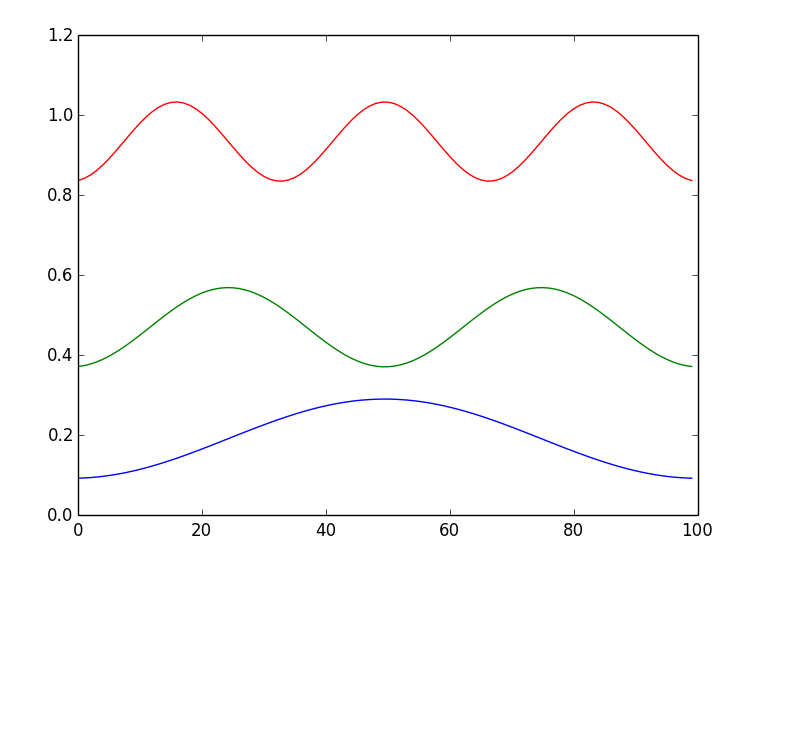
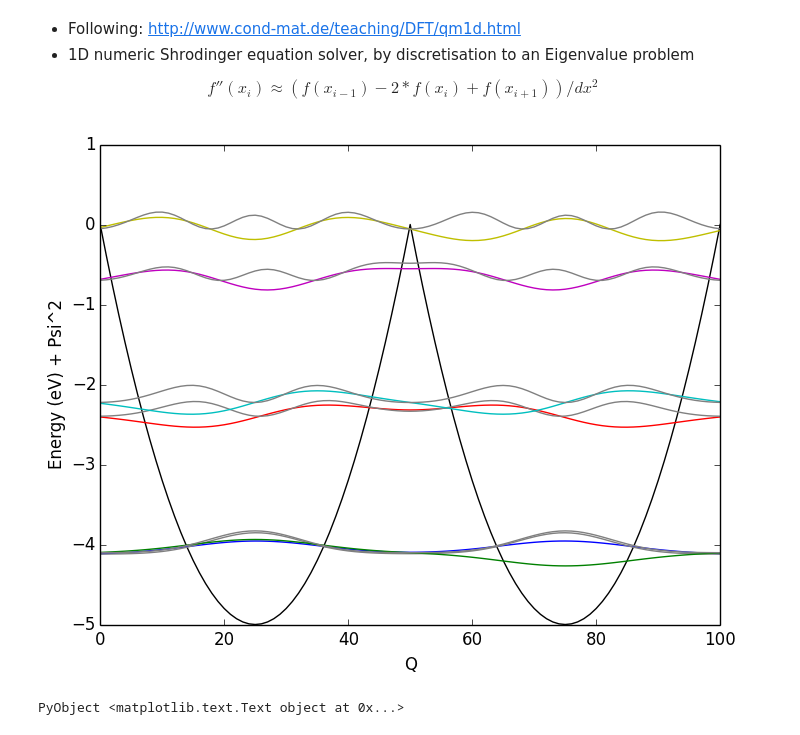
Before and after one commit to jarvist/ijulia-notebooks, a Jupyter notebook: 2015-07 - 1D Schr. solver.ipynb, the cells around one changed output. Saved outputs shown, nothing was run; the diff lists cells and outputs as text; code cells hidden in the pictures; blank space fills up the shorter version.

Commit message:
Mexican hat potential + many clean ups, functions.

```diff
--- a/2015-07 - 1D Schr. solver.ipynb
+++ b/2015-07 - 1D Schr. solver.ipynb
@@ -40,10 +1,59 @@ println(evals[1:10])
-# %%
-for i in 1:3
-    # |Ψ|^2 ; the Probability Density of finding an electron
-    plot(10.0*evec[:,i].^2+evals[i])
-end
-# %% [output]
-[figure, removed]
+# %% [markdown]
+* Following: http://www.cond-mat.de/teaching/DFT/qm1d.html
+* 1D numeric Shrodinger equation solver, by discretisation to an Eigenvalue problem
+
+$$f''(x_i) \approx (f(x_{i-1})-2*f(x_i)+f(x_{i+1}))/dx^2$$
+# %%
+# Following: http://www.cond-mat.de/teaching/DFT/qm1d.html
+# 1D numeric Shrodinger equation solver, by discretisation to an Eigenvalue problem
+#  $f''(x_i) \approx (f(x_{i-1})-2*f(x_i)+f(x_{i+1}))/dx^2$
+
+using PyPlot
+
+# Call as:
+#  V() - anonymous function to generate potential energy
+#  N - discretisation of TISH (and therefore size of matrix to diagonalise)
+#  n - number of eigenenergies to plot
+function TISH(V,N=99,n=3)
+    plot([V(r) for r in -1.0:2/N:1.0],color="black")    # Potential energy curve
+
+    dx=10/(N-1)
+
+    # PE terms on the trace
+    diagonal = [(2.0/dx^2 + V(r))::Float64 for r in -1.0:2/N:1.0]
+
+    # KE terms on the tridiagonals
+    updiagonal = [(-1/dx^2)::Float64 for r in 1:N]
+    H =diagm(diagonal,0) + diagm(updiagonal,1) + diagm(updiagonal,-1)
+
+    # And solve with dense eigensolvers
+    evals,evec=eig(H)
+
+    # This many eigenenergies
+    for i in 1:n
+        # Ψ ; the wavefunction, offset by the eigenvalue
+        plot(evec[:,i]+evals[i])
+        plot(10.*evec[:,i].^2+evals[i],color="grey")
+    end
+end
+
+#V(r)=-3/abs(r) #- q^2/()   #... ish
+V(r)=1E-3*r^2  # Harmonic well
+#V(r)=0 # infinite well pot.
+#V(r)= 0.01*r^2+0.1*r  # an-Harmonic well
+
+
+#TISH(r->r^2) # Harmonic well
+#TISH(r->0) # Infinite well potential.
+#TISH(r->3*r^2+r)
+#TISH(r->-0.1/abs(r)) # Atom like - 1/r Coulomb potential
+TISH(r->20*r^2-20*abs(r),100,6) # Pretty crummy mexican hat
+
+xlabel("Q")
+ylabel("Energy (eV) + Psi^2")
+# %% [output]
+[figure, added]
+PyObject <matplotlib.text.Text object at 0x...>
 # %%
 plot(10.0*evec[:,1].^2)
 plot(10.0*evec[:,2].^2)
```
Also changed, not shown: parts of 3 cells of this notebook.
